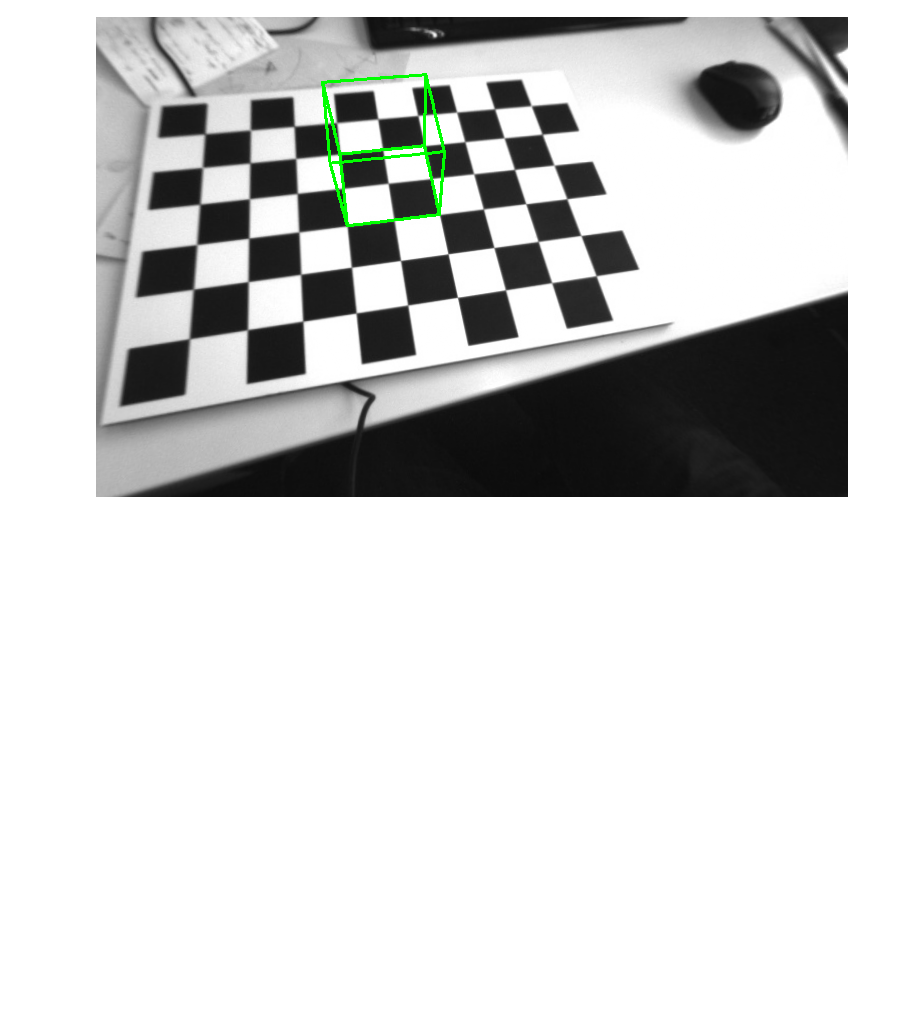
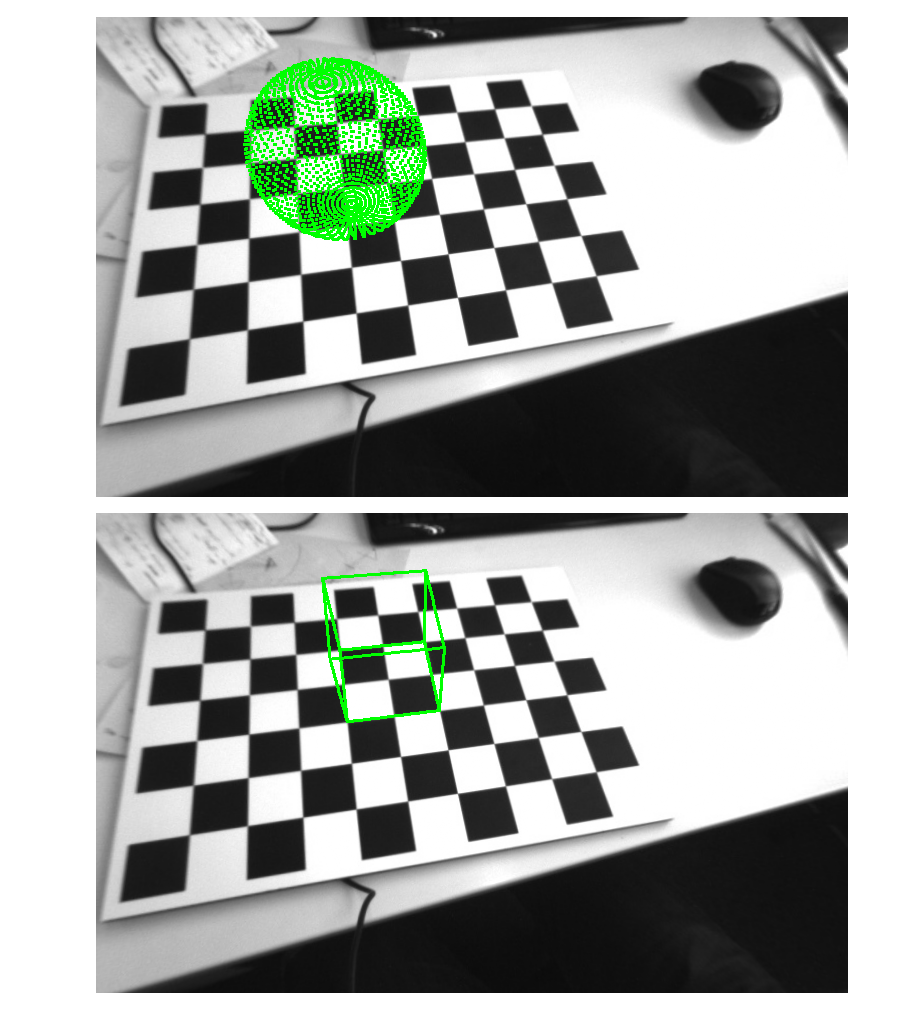
Before and after one commit to ChoKyoungsu/hyu-2024-aue8089-pa2, a Jupyter notebook: 2_wireframe_cube_video.ipynb, the cells around one changed output. Cells and saved outputs as stored; diff of their text form; code cells hidden in the pictures; blank space fills up the shorter version.

```diff
--- a/2_wireframe_cube_video.ipynb
+++ b/2_wireframe_cube_video.ipynb
@@ -47,3 +83,42 @@ for ii, line in enumerate(lines_id):
+# %%
+from tqdm.notebook import tqdm
+from PIL import Image
+
+images = []
+
+for ii in tqdm(range(120)):
+    img_index = ii + 1
+    img = cv2.imread('data/images/img_{0:04d}.jpg'.format(img_index))
+
+    # undistort image with bilinear interpolation
+    img_undistorted = undistort_image(img, K, D, bilinear_interpolation=True)
+
+    # project the corners on the image
+    # compute the 4x4 homogeneous transformation matrix that maps points
+    # from the world to the camera coordinate frame
+
+    T_C_W = pose_vector_to_transformation_matrix(pose_vectors[ii, :])
+
+    # project on image coordinate
+    p_C_sphere_all = np.matmul(T_C_W[None, :, :], p_W_sphere_all[:, :, None]).squeeze(-1)
+    p_C_sphere_all = p_C_sphere_all[:, :3]
+
+    p_C_sphere_all = project_points(p_C_sphere_all, K, np.zeros([4, 1]))
+    p_C_sphere_all = p_C_sphere_all.astype(int)
+    p_C_sphere_all = np.unique(p_C_sphere_all, axis=0)
+
+
+    # draw points
+    for x, y in p_C_sphere_all:
+        for iy in range(-1, 2):
+            for ix in range(-1, 2):
+                img_undistorted[y+iy, x+ix] = (0, 255, 0)
+
+    images.append(img_undistorted)
+
+Image.fromarray(images[-1])
+# %% [output]
+[figure, added]
 # %%
 from tqdm.notebook import tqdm
 from PIL import Image
```
Also changed, not shown: parts of 1 cell of this notebook, 2 other files.
